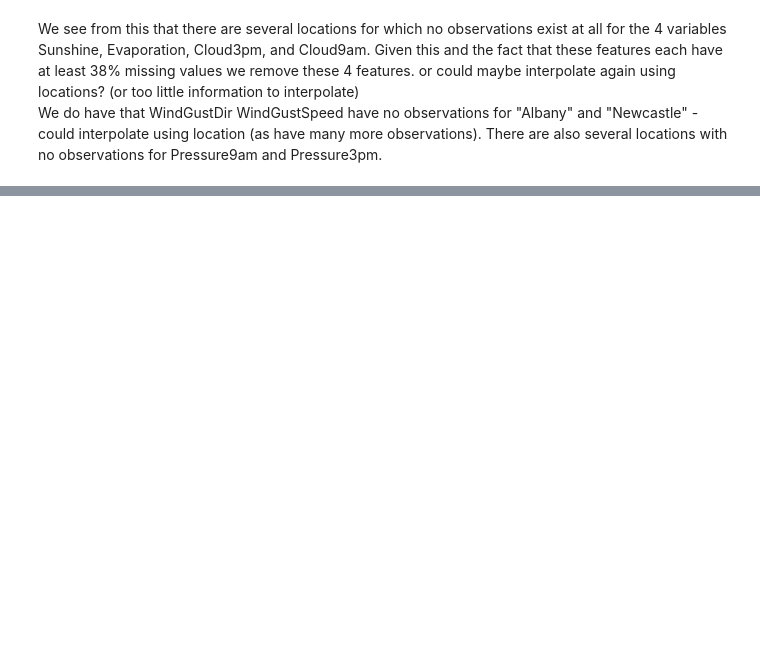
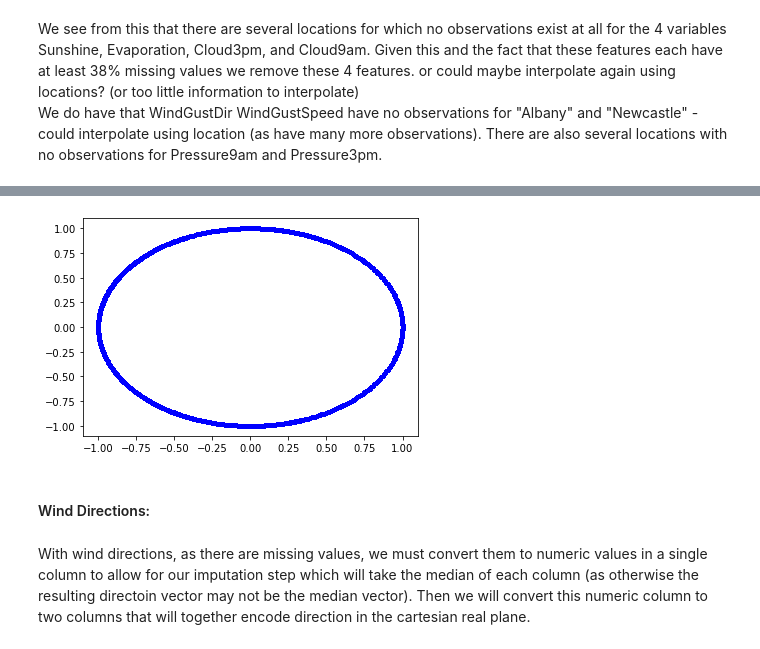
Before and after one commit to Luke-py/Australian-Rainfall, a Jupyter notebook: Australian Rainfall.ipynb, the cells around one changed output, grey strips where cells are left out. Drawn from its saved outputs; the diff is of its cells as text; code cells hidden in the pictures; blank space fills up the shorter version.

```diff
--- a/Australian Rainfall.ipynb
+++ b/Australian Rainfall.ipynb
@@ -512,6 +544,0 @@ plt.plot(dates_pd[aus_weather_df['Location'] == 'Albury']['Day_x'], dates_pd[aus
-# %%
-#dates_pd = dates_pd.drop(['Day of Year', 'Leap Year'], axis = 1)
-weather['Day_x'] = dates_pd['Day_x']
-weather['Day_y'] = dates_pd['Day_y']
-weather['Year'] = dates_pd['Year']
-weather
@@ -552,0 +568,26 @@ d
+# %%
+def date_to_cyclic(Series):
+    dates = pd.to_datetime(Series)
+    days_of_year = dates.apply(lambda date : date.day_of_year) #The day in the year for each date ("Jan 1" = 1 etc.)
+    years = dates.apply(lambda date : date.year) #The year for each date
+    is_leap_year = dates.apply(lambda date : date.is_leap_year) #Binary variable indicating if a date belongs to a leap year
+
+    days_of_year[is_leap_year == 1] = days_of_year[is_leap_year == 1]/366 #Re-encode as fractions of the total days in a year
+    days_of_year[is_leap_year == 0] = days_of_year[is_leap_year == 0]/365 #Re-encode as fractions of the total days in a year
+    dates_x = np.cos(2*np.pi*days_of_year)
+    dates_y = np.sin(2*np.pi*days_of_year)
+    cyclic_dates = pd.concat([dates_x, dates_y, years], axis = 1) #Concatenate into a single pandas dataframe
+    cyclic_dates.columns = ['dates_x', 'dates_y', 'Year'] #Assign meaningful column names
+    return cyclic_dates
+
+cyclic_dates = date_to_cyclic(weather['Date'])
+weather = weather.join(cyclic_dates)
+# %%
+plt.plot(weather['dates_x'], weather['dates_y'], 'b.')
+pass
+# %% [output]
+[figure, added]
+# %% [markdown]
+#### Wind Directions:
+# %% [markdown]
+With wind directions, as there are missing values, we must convert them to numeric values in a single column to allow for our imputation step which will take the median of each column (as otherwise the resulting directoin vector may not be the median vector). Then we will convert this numeric column to two columns that will together encode direction in the cartesian real plane.
```
Also changed, not shown: parts of 82 cells of this notebook.
